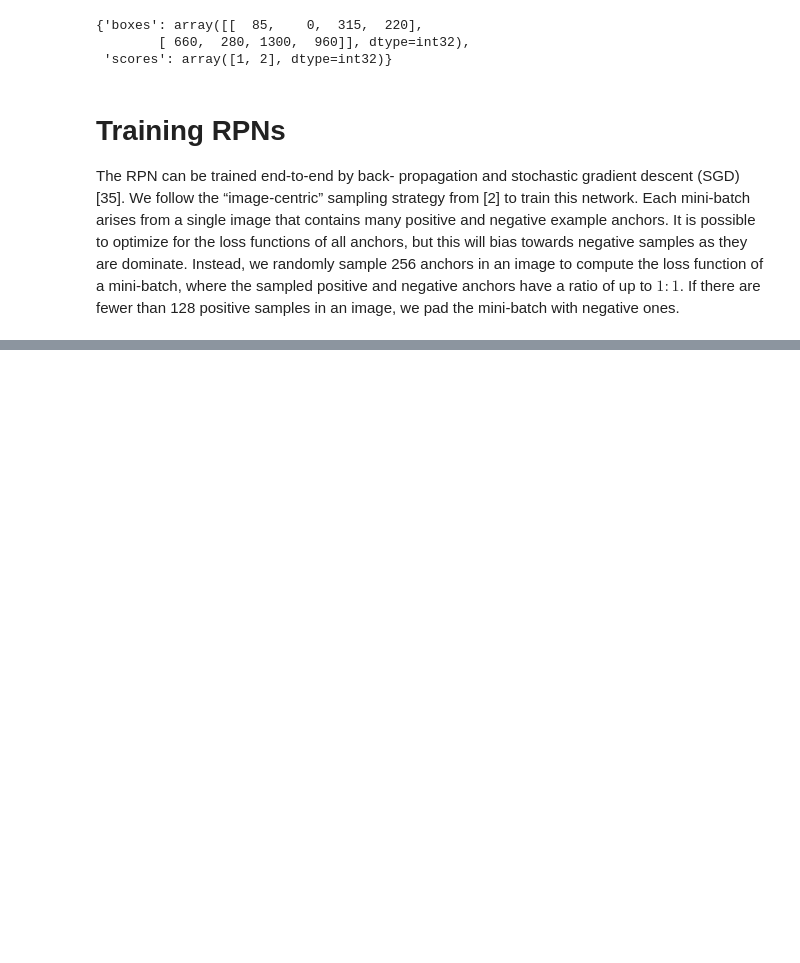
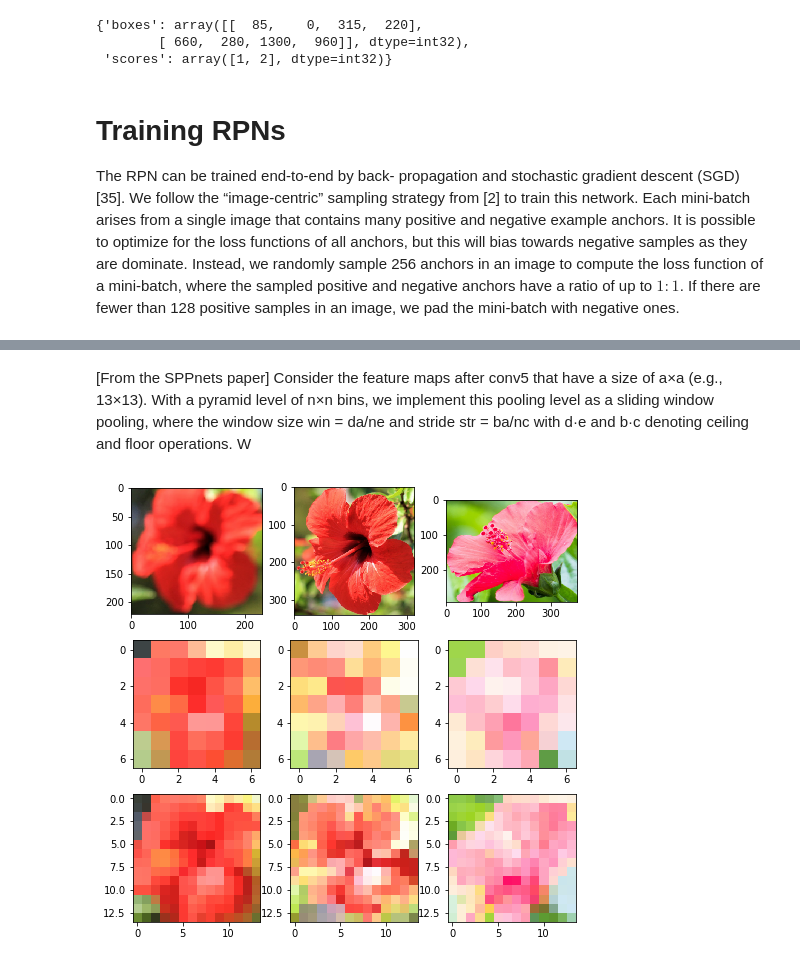
Before and after one commit to distracteddreamer/annotaited, a Jupyter notebook: The Annotated Mask R-CNN.ipynb, the cells around one changed output, grey strips where cells are left out. Drawn from its saved outputs; the diff is of its cells as text; code cells hidden in the pictures; blank space fills up the shorter version.

```diff
--- a/The Annotated Mask R-CNN.ipynb
+++ b/The Annotated Mask R-CNN.ipynb
@@ -723,0 +812,44 @@ def sample_proposals(boxlist, num_samples=256):
+# %% [markdown]
+[From the SPPnets paper] Consider the feature maps after conv5 that have a size
+of a×a (e.g., 13×13). With a pyramid level of n×n
+bins, we implement this pooling level as a sliding
+window pooling, where the window size win = da/ne
+and stride str = ba/nc with d·e and b·c denoting
+ceiling and floor operations. W
+# %%
+def crop_bbox(image, bbox, incl=True):
+    x1, y1, x2, y2 = bbox
+    return image[y1:y2 + incl, x1:x2 + incl]
+
+def roi_pool(image, bbox, pool_width, pool_height):
+    pool_size = np.stack([pool_width, pool_height])
+    bbox = np.round(bbox)
+    x1, y1, x2, y2 = bbox
+
+    sizes = (bbox[..., 2:] - bbox[..., :2]) + 1
+    x_win, y_win = np.ceil(sizes / pool_size).astype('int')
+    x_str, y_str = np.floor(sizes / pool_size).astype('int')
+
+    pooled = np.zeros((pool_height, pool_width, image.shape[-1]))
+
+    for x in np.arange(pool_width):
+        x_start = x * x_str + x1
+        x_end = x_start + x_win
+        bb = []
+        crop = []
+        for y in np.arange(pool_height):
+            y_start = y * y_str + y1
+            y_end = y_start + y_win
+            pool_window = image[y_start: y_end, x_start: x_end]
+            pooled[y, x] = np.max(pool_window, axis=(0, 1))
+
+
+    return pooled
+# %%
+fig, axes = plt.subplots(3, 3, figsize=(8, 8))
+for i, (bbox, im) in enumerate(zip([bbox1, bbox2, bbox3], [img, img, img2])):
+    axes[0][i].imshow(crop_bbox(im, bbox))
+    axes[1][i].imshow(roi_pool(im, bbox, 7, 7))
+    axes[2][i].imshow(roi_pool(im, bbox, 14, 14))
+# %% [output]
+[figure, added]
```
Also changed, not shown: parts of 35 cells of this notebook, 3 other files.
